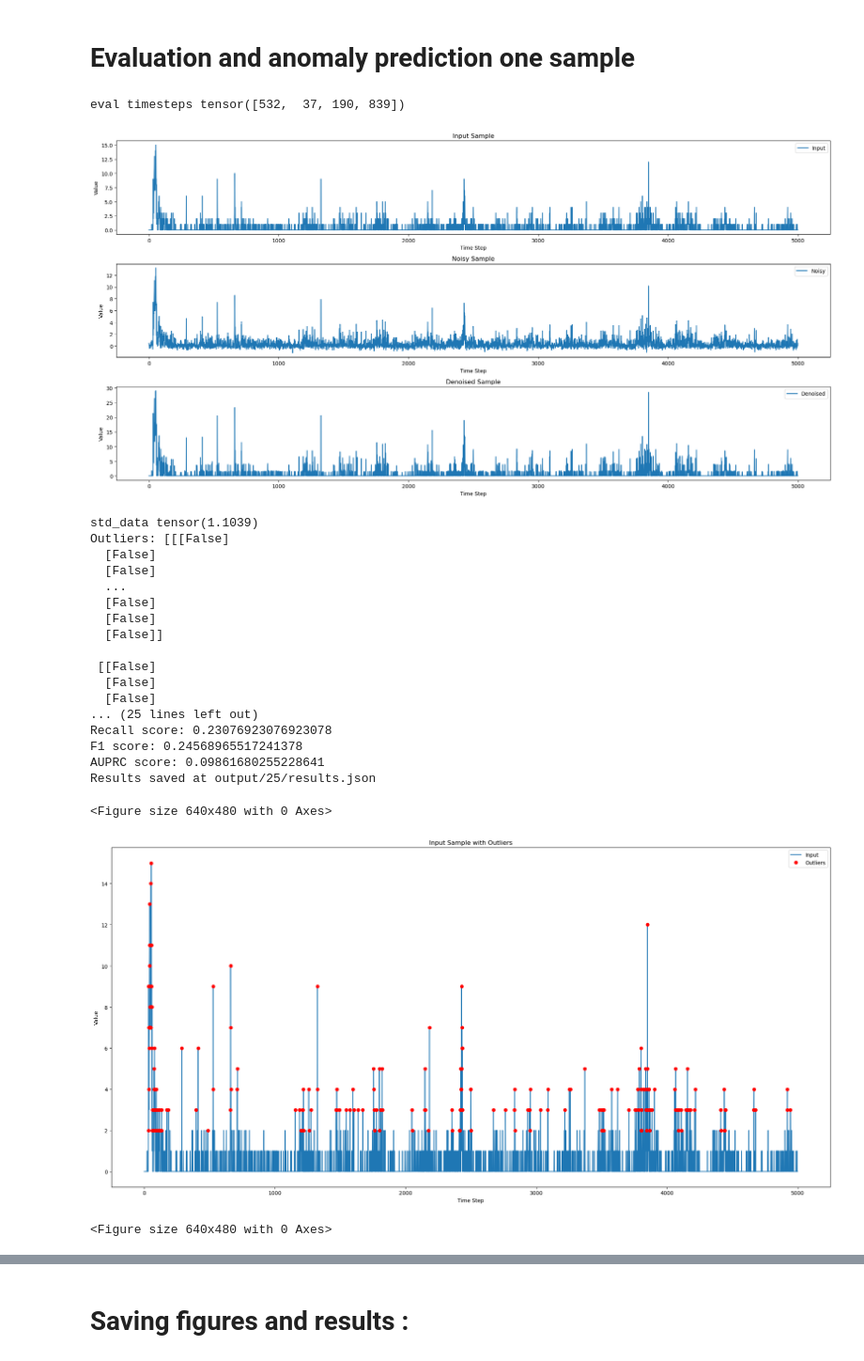
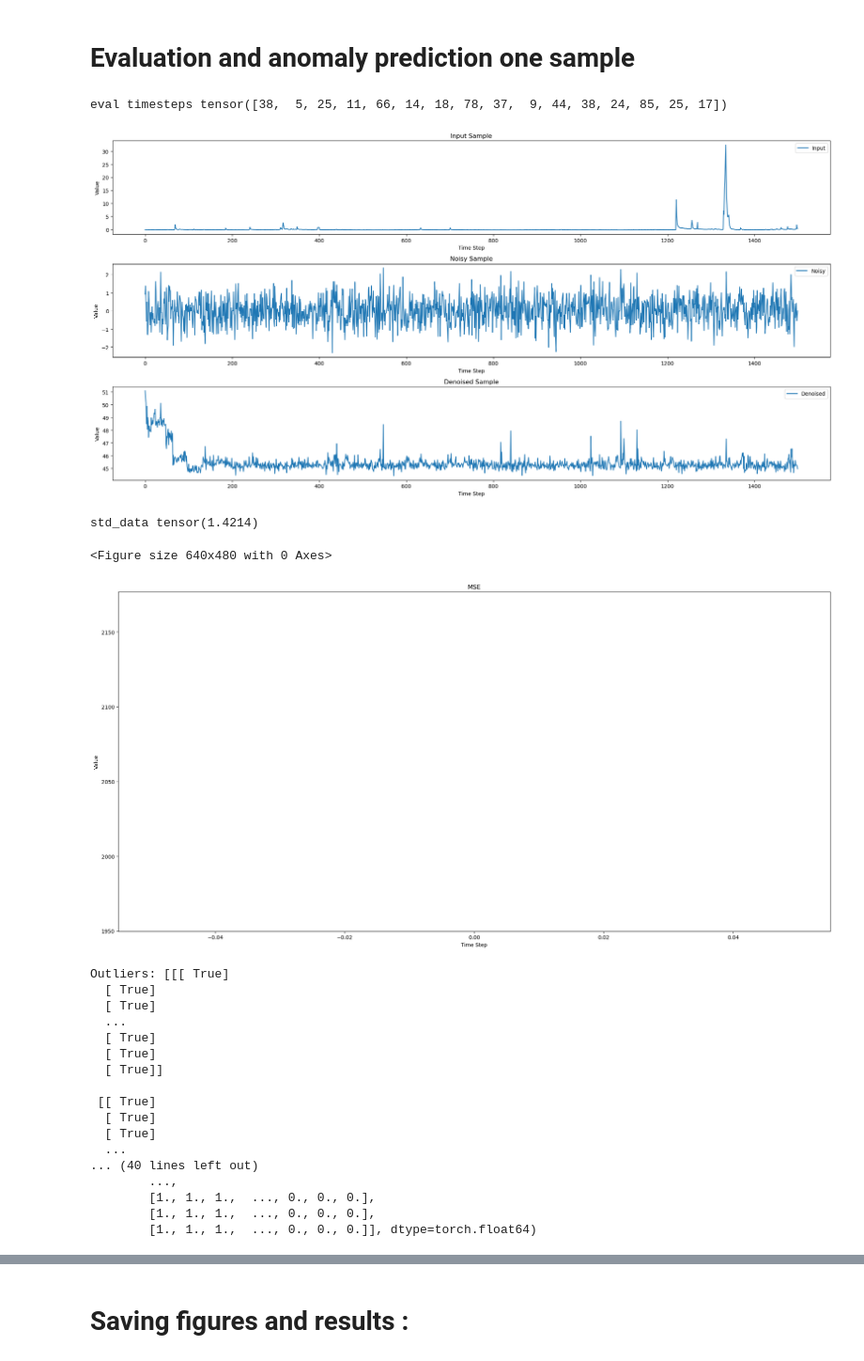
Before and after one commit to yaiciines/MAP594---Time-Series-Anomaly-Detection, a Jupyter notebook: DDPM/model_eval.ipynb, the cells around one changed output, grey strips where cells are left out. Shown at 94% size. Drawn from its saved outputs; the diff is of its cells as text; code cells hidden in the pictures.

Commit message:
updates all in one training

```diff
--- a/DDPM/model_eval.ipynb
+++ b/DDPM/model_eval.ipynb
@@ -45,10 +48,10 @@ class Config:
             setattr(self, key, value)
 
 config = {
-  "data_path":  "../datasets/UTS/UCR/DISTORTEDWalkingAceleration1",
+  "data_path":  "../datasets/UTS/NAB/Twitter_volume_AAPL",
   "output_dir": "output",
-  "train_batch_size": 32,
-  "eval_batch_size": 32,
+  "train_batch_size": 16,
+  "eval_batch_size": 16,
   "num_epochs": 25,
 
   "learning_rate": 0.0001,
@@ -61,8 +64,8 @@ config = {
   "input_embedding": "sinusoidal",
   "save_eval_step": 10,
   "experiment_name": "NonName",
-  "beta_start": 0.0001,
-  "beta_end": 0.002,
+  "beta_start": 0.1,
+  "beta_end": 1,
   "save_model_epochs": 1
 }
 
@@ -338,7 +316,7 @@ def calculate_f1_auprc_score(y_true, y_pred):
 model.eval()
 eval_batch_size = config.eval_batch_size
 
-for step, (sample, timestamps, labels) in enumerate(tqdm(test_dataloader)):
+for step, (sample,labels) in enumerate(tqdm(test_dataloader)): #  timestamps,
 
     # after sapling random noise, predict using the model to denoise the sample
     with torch.no_grad():
@@ -352,7 +330,7 @@ for step, (sample, timestamps, labels) in enumerate(tqdm(test_dataloader)):
 
         noisy_sample = noisy_sample.unsqueeze(-1)
         sample = sample.unsqueeze(-1)
-        denoised_sample = model(sample) *2
+        denoised_sample = model(noisy_sample)
         # Visualize the input the noisy and denoised data
 
         fig, axs = plt.subplots(3, 1, figsize=(20, 10))
@@ -386,10 +364,23 @@ for step, (sample, timestamps, labels) in enumerate(tqdm(test_dataloader)):
 
         # predict outlier points in the input sample by comparing the denoised sample with the input sample with a threshold
         print("std_data", std_data)
-        threshold = std_data * 2.2
+        threshold = std_data * 3
 
         outliers = (torch.abs(sample - denoised_sample) > threshold).cpu().numpy()
 
+        # compute mse between the input and the denoised sample point
+        mse = F.mse_loss(sample[0], denoised_sample[0])
+
+        # plot mse
+        fig, ax = plt.subplots(figsize=(20, 10))
+        ax.plot(mse.cpu().numpy())
+        ax.set_title("MSE")
+        ax.set_xlabel("Time Step")
+        ax.set_ylabel("Value")
+        plt.tight_layout()
+        plt.show()
+
+        #outliers = (torch.abs(mse) > threshold).cpu().numpy()
         #outliers
         print("Outliers:", outliers)
         print("labels", labels)
@@ -397,8 +388,9 @@ for step, (sample, timestamps, labels) in enumerate(tqdm(test_dataloader)):
         labels = labels.cpu().numpy()
 
         # calculate the f1 score and auprc score
-        f1, auprc, precision, recall = calculate_f1_auprc_score(labels[0], outliers[0])
-        print("Precision score:", precision)
+        #f1, auprc, precision, recall = calculate_f1_auprc_score(labels[0], outliers[0])
+
+        """print("Precision score:", precision)
         print("Recall score:", recall)
         print("F1 score:", f1)
         print("AUPRC score:", auprc)
@@ -413,7 +405,7 @@ for step, (sample, timestamps, labels) in enumerate(tqdm(test_dataloader)):
         with open(results_path, "w") as f:
             json.dump(results, f)
 
-        print("Results saved at", results_path)
+        print("Results saved at", results_path)"""
 
 
         # in the same graph visualize the input sample and the predicted outliers and the labels
@@ -433,52 +425,52 @@ for step, (sample, timestamps, labels) in enumerate(tqdm(test_dataloader)):
         # save the fig
         fig_path = os.path.join(output_dir, "outliers_{}.png".format(step))
         plt.savefig(fig_path)
 
 
         # in the same graph visualize the input sample and the predicted outliers and the labels
         fig, ax = plt.subplots(figsize=(20, 10))
         ax.plot(sample[0].cpu().numpy(), label="Input")
 
         label_indices = np.where(labels[0] == True)[0]
         ax.plot(label_indices, sample[0][label_indices].cpu().numpy(), 'ro', label="Labels")
 
         ax.set_title("Input Sample with Outliers")
         ax.set_xlabel("Time Step")
         ax.set_ylabel("Value")
         ax.legend()
         plt.tight_layout()
         plt.show()
 
         # save the fig
         fig_path = os.path.join(output_dir, "labels_{}.png".format(step))
         plt.savefig(fig_path)
 
         # classification report of outliers vs labels focus on the True positive, True negative, False positive and False negative
         print("Classification report")
 
 
 
     break
 # %% [output]
-eval timesteps tensor([532,  37, 190, 839])
+eval timesteps tensor([38,  5, 25, 11, 66, 14, 18, 78, 37,  9, 44, 38, 24, 85, 25, 17])
-[figure, old version]
+[figure, new version]
-std_data tensor(1.1039)
-Outliers: [[[False]
-  [False]
-  [False]
-  ...
-  [False]
-  [False]
-  [False]]
-
- [[False]
-  [False]
-  [False]
-... (25 lines left out)
-Recall score: 0.23076923076923078
-F1 score: 0.24568965517241378
-AUPRC score: 0.09861680255228641
-Results saved at output/25/results.json
+std_data tensor(1.4214)
 <Figure size 640x480 with 0 Axes>
-[figure, old version]
+[figure, new version]
-<Figure size 640x480 with 0 Axes>
+Outliers: [[[ True]
+  [ True]
+  [ True]
+  ...
+  [ True]
+  [ True]
+  [ True]]
+
+ [[ True]
+  [ True]
+  [ True]
+  ...
+... (40 lines left out)
+        ...,
+        [1., 1., 1.,  ..., 0., 0., 0.],
+        [1., 1., 1.,  ..., 0., 0., 0.],
+        [1., 1., 1.,  ..., 0., 0., 0.]], dtype=torch.float64)
```
Also changed, not shown: parts of 20 cells of this notebook, 3 other files.
